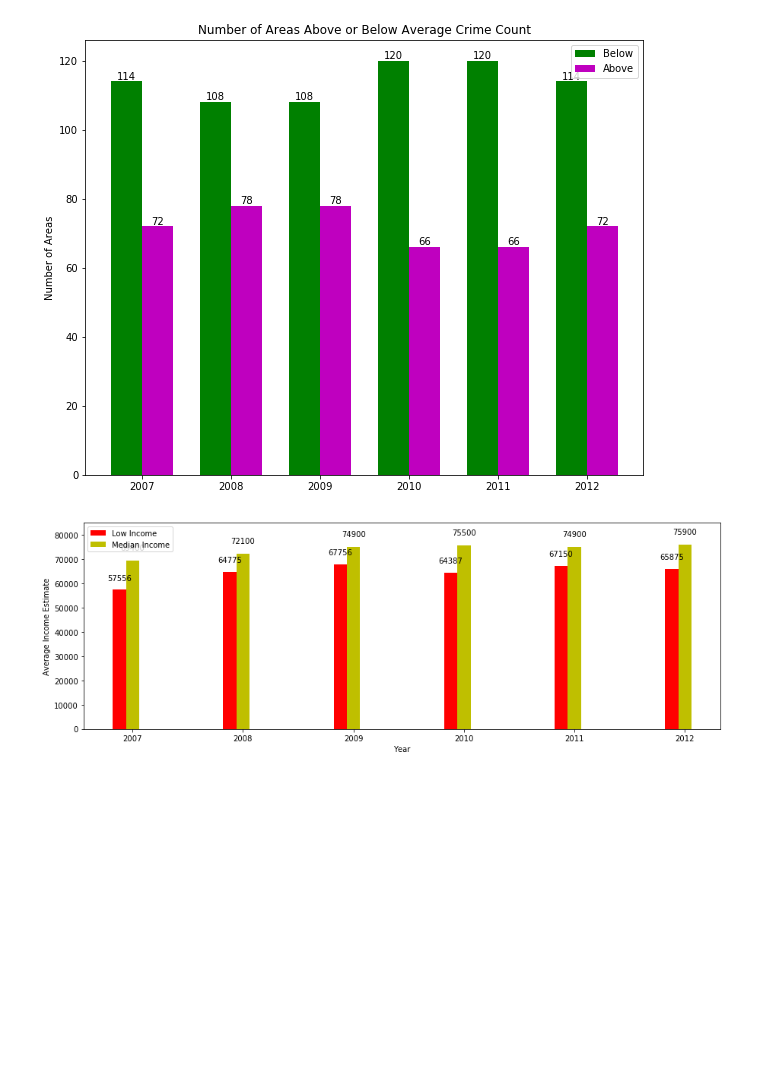
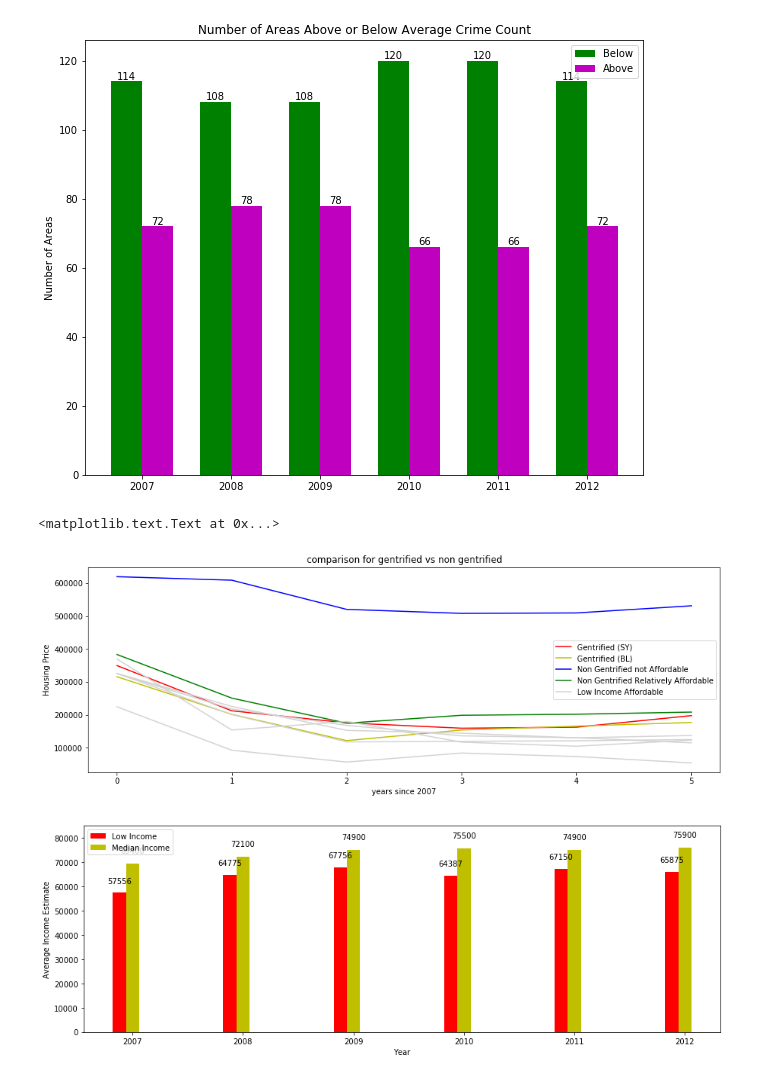
Before and after one commit to AbenaBonsu/Pr_057, a Jupyter notebook: Pr_057_HackathonSubmission.ipynb, the cells around one changed output. Saved outputs shown, nothing was run; the diff lists cells and outputs as text; code cells hidden in the pictures; blank space fills up the shorter version.

```diff
--- a/Pr_057_HackathonSubmission.ipynb
+++ b/Pr_057_HackathonSubmission.ipynb
@@ -1187,6 +1210,32 @@ For each year, we calculated the average of crime counts and compared the value
 compare_SDcity_avg()
 # %% [output]
 [figure]
+# %%
+plt.figure(figsize=(15,5))
+plt.title('comparison for gentrified vs non gentrified')
+# San Ysidro
+plt.plot(hp[0][:].T[:][94], color = 'r')
+# Barrio Logan
+plt.plot(hp[0][:].T[:][74], color = 'y')
+# Ocean Beach
+plt.plot(hp[0][:].T[:][69], color = 'b')
+# National City
+plt.plot(hp[0][:].T[:][17], color = 'g')
+
+plt.plot(hp[0][:].T[:][2], color = 'lightgrey')
+plt.plot(hp[0][:].T[:][3], color = 'lightgrey')
+plt.plot(hp[0][:].T[:][12], color = 'lightgrey')
+plt.plot(hp[0][:].T[:][23], color = 'lightgrey')
+plt.plot(hp[0][:].T[:][50], color = 'lightgrey')
+
+
+
+plt.legend(('Gentrified (SY)','Gentrified (BL)','Non Gentrified not Affordable','Non Gentrified Relatively Affordable', 'Low Income Affordable'))
+plt.ylabel('Housing Price')
+plt.xlabel('years since 2007')
+# %% [output]
+<matplotlib.text.Text at 0x...>
+[figure, added]
 # %%
 # Create multi bar graph to display information of low income and median brackets
 N = 6
```
Also changed, not shown: parts of 5 cells of this notebook.
